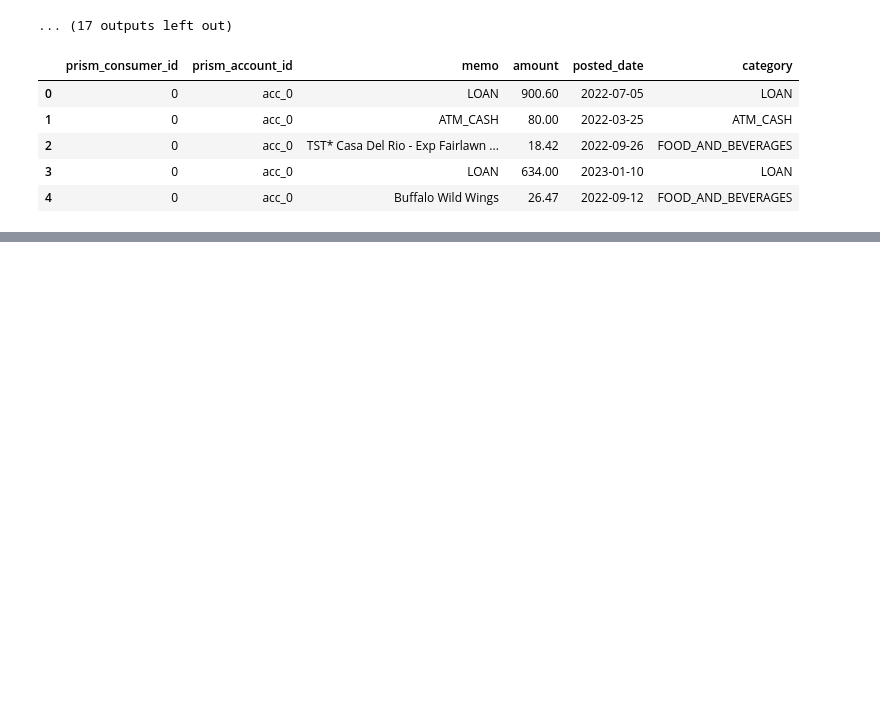
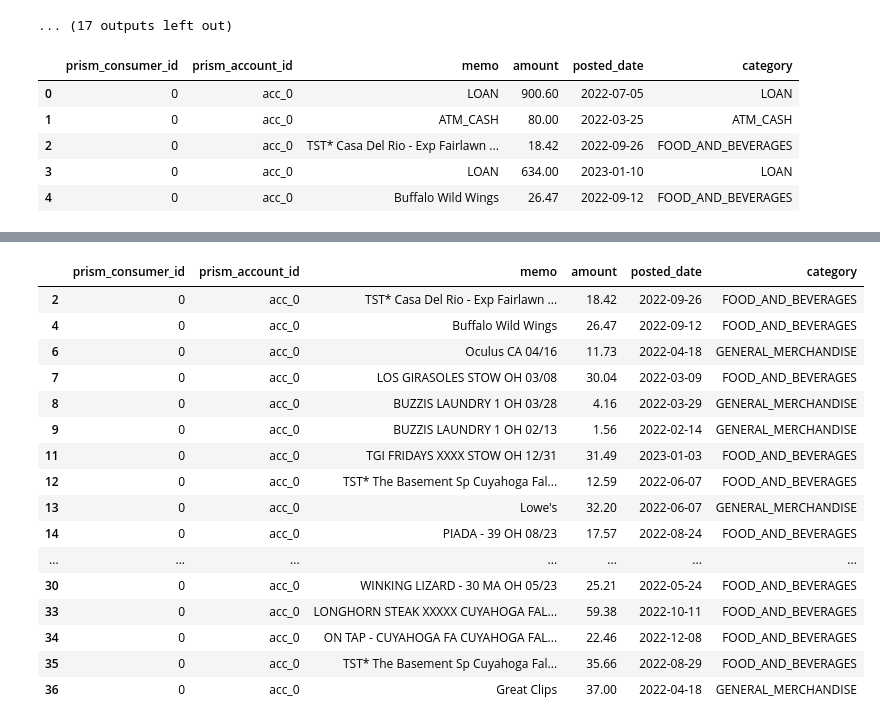
Before and after one commit to hillarychang/dsc180a-capstone, a Jupyter notebook: notebooks/kevin_data_exploration.ipynb, the cells around one changed output, grey strips where cells are left out. Cells and saved outputs as stored; diff of their text form; code cells hidden in the pictures; blank space fills up the shorter version.

```diff
--- a/notebooks/kevin_data_exploration.ipynb
+++ b/notebooks/kevin_data_exploration.ipynb
@@ -437,0 +445,22 @@ from sklearn.model_selection import train_test_split
+# %%
+# check the columns where memo != category, because those have already been cleaned for us
+important_data = outflows[outflows["memo"] != outflows["category"]]
+important_data.head(25)
+# %% [output]
+|  | prism_consumer_id | prism_account_id | memo | amount | posted_date | category |
+| 2 | 0 | acc_0 | TST* Casa Del Rio - Exp Fairlawn ... | 18.42 | 2022-09-26 | FOOD_AND_BEVERAGES |
+| 4 | 0 | acc_0 | Buffalo Wild Wings | 26.47 | 2022-09-12 | FOOD_AND_BEVERAGES |
+| 6 | 0 | acc_0 | Oculus CA 04/16 | 11.73 | 2022-04-18 | GENERAL_MERCHANDISE |
+| 7 | 0 | acc_0 | LOS GIRASOLES STOW OH 03/08 | 30.04 | 2022-03-09 | FOOD_AND_BEVERAGES |
+| 8 | 0 | acc_0 | BUZZIS LAUNDRY 1 OH 03/28 | 4.16 | 2022-03-29 | GENERAL_MERCHANDISE |
+| 9 | 0 | acc_0 | BUZZIS LAUNDRY 1 OH 02/13 | 1.56 | 2022-02-14 | GENERAL_MERCHANDISE |
+| 11 | 0 | acc_0 | TGI FRIDAYS XXXX STOW OH 12/31 | 31.49 | 2023-01-03 | FOOD_AND_BEVERAGES |
+| 12 | 0 | acc_0 | TST* The Basement Sp Cuyahoga Fal... | 12.59 | 2022-06-07 | FOOD_AND_BEVERAGES |
+| 13 | 0 | acc_0 | Lowe's | 32.20 | 2022-06-07 | GENERAL_MERCHANDISE |
+| 14 | 0 | acc_0 | PIADA - 39 OH 08/23 | 17.57 | 2022-08-24 | FOOD_AND_BEVERAGES |
+| ... | ... | ... | ... | ... | ... | ... |
+| 30 | 0 | acc_0 | WINKING LIZARD - 30 MA OH 05/23 | 25.21 | 2022-05-24 | FOOD_AND_BEVERAGES |
+| 33 | 0 | acc_0 | LONGHORN STEAK XXXXX CUYAHOGA FAL... | 59.38 | 2022-10-11 | FOOD_AND_BEVERAGES |
+| 34 | 0 | acc_0 | ON TAP - CUYAHOGA FA CUYAHOGA FAL... | 22.46 | 2022-12-08 | FOOD_AND_BEVERAGES |
+| 35 | 0 | acc_0 | TST* The Basement Sp Cuyahoga Fal... | 35.66 | 2022-08-29 | FOOD_AND_BEVERAGES |
+| 36 | 0 | acc_0 | Great Clips | 37.00 | 2022-04-18 | GENERAL_MERCHANDISE |
```
Also changed, not shown: parts of 11 cells of this notebook.
